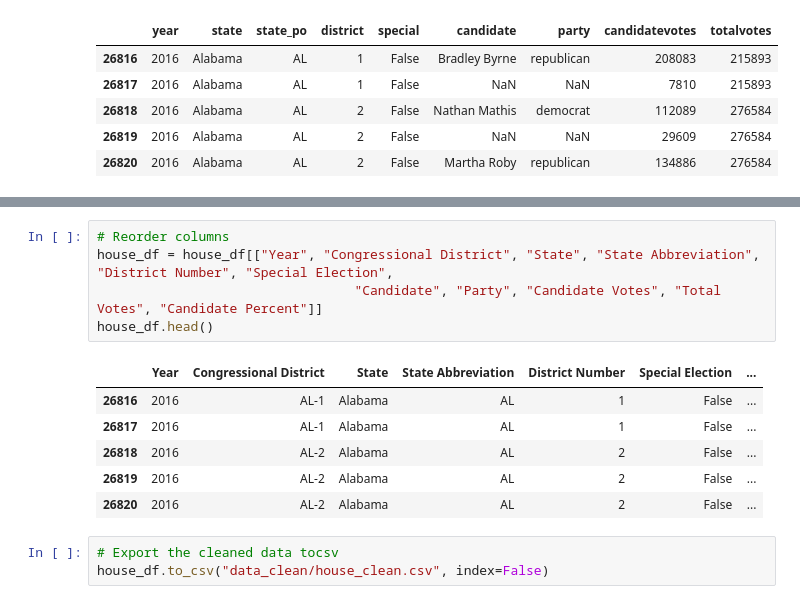
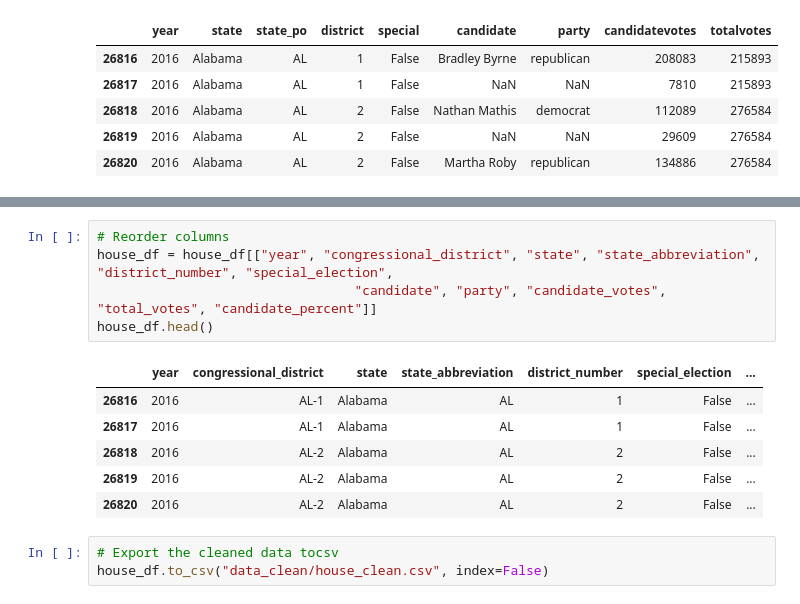
Before and after one commit to megancoggs/ETL-Project, a Jupyter notebook: election_results/house_data_cleanup.ipynb, the cells around one changed output, grey strips where cells are left out. Drawn from its saved outputs; the diff is of its cells as text.

```diff
--- a/election_results/house_data_cleanup.ipynb
+++ b/election_results/house_data_cleanup.ipynb
@@ -114,18 +114,18 @@ house_df.loc[house_df["Party"] == "other"]
 | 29633 | 2018 | Maryland | MD | 8 | False | Jasen Wunder | other | ... |
 | 29635 | 2018 | Maryland | MD | 8 | False | NaN | other | ... |
 1134 rows × 11 columns
-# %%
-# Reorder columns
-house_df = house_df[["Year", "Congressional District", "State", "State Abbreviation", "District Number", "Special Election",
-                                 "Candidate", "Party", "Candidate Votes", "Total Votes", "Candidate Percent"]]
-house_df.head()
-# %% [output]
-|  | Year | Congressional District | State | State Abbreviation | District Number | Special Election | ... |
-| 26816 | 2016 | AL-1 | Alabama | AL | 1 | False | ... |
-| 26817 | 2016 | AL-1 | Alabama | AL | 1 | False | ... |
-| 26818 | 2016 | AL-2 | Alabama | AL | 2 | False | ... |
-| 26819 | 2016 | AL-2 | Alabama | AL | 2 | False | ... |
-| 26820 | 2016 | AL-2 | Alabama | AL | 2 | False | ... |
+# %%
+# Reorder columns
+house_df = house_df[["year", "congressional_district", "state", "state_abbreviation", "district_number", "special_election",
+                                 "candidate", "party", "candidate_votes", "total_votes", "candidate_percent"]]
+house_df.head()
+# %% [output]
+|  | year | congressional_district | state | state_abbreviation | district_number | special_election | ... |
+| 26816 | 2016 | AL-1 | Alabama | AL | 1 | False | ... |
+| 26817 | 2016 | AL-1 | Alabama | AL | 1 | False | ... |
+| 26818 | 2016 | AL-2 | Alabama | AL | 2 | False | ... |
+| 26819 | 2016 | AL-2 | Alabama | AL | 2 | False | ... |
+| 26820 | 2016 | AL-2 | Alabama | AL | 2 | False | ... |
 # %%
 # Export the cleaned data tocsv
 house_df.to_csv("data_clean/house_clean.csv", index=False)
```
Also changed, not shown: parts of 4 cells of this notebook, 7 other files.
